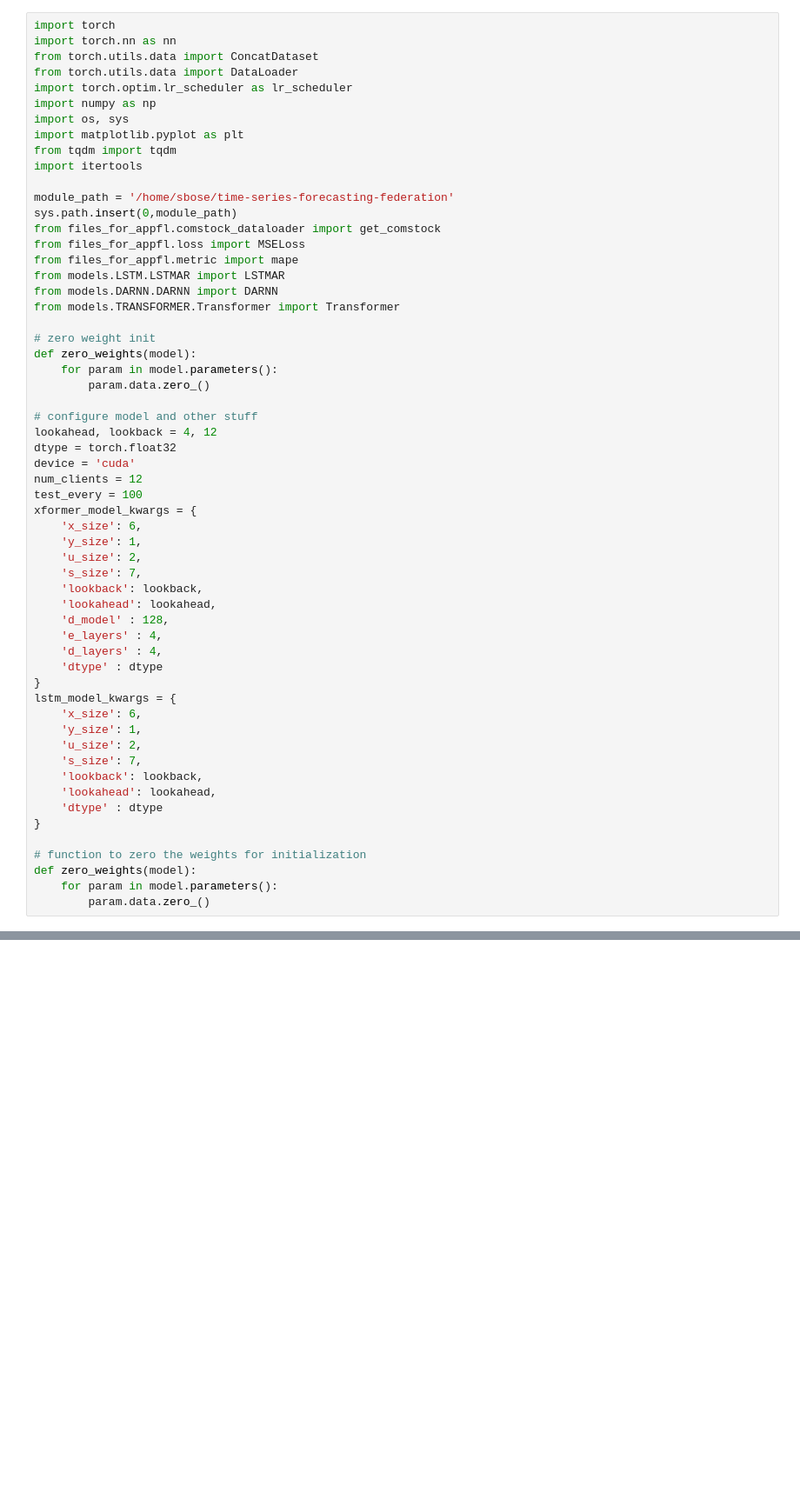
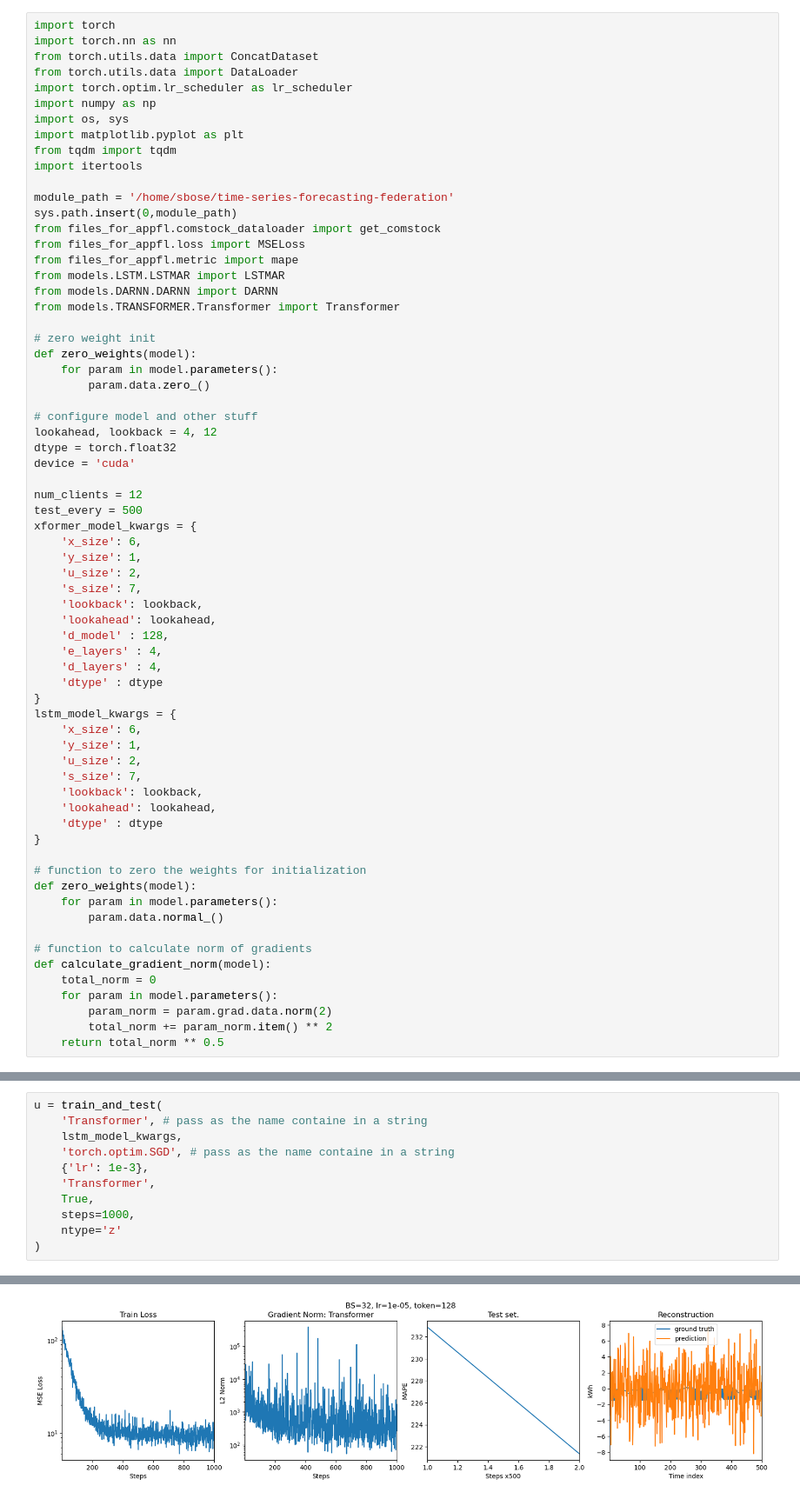
Before and after one commit to shourya01/time-series-forecasting-federation, a Jupyter notebook: .experiments/centralized_training.ipynb, the cells around one changed output, grey strips where cells are left out. Shown at 87% size. Cells and saved outputs as stored; diff of their text form; blank space fills up the shorter version.

```diff
--- a/.experiments/centralized_training.ipynb
+++ b/.experiments/centralized_training.ipynb
@@ -28,8 +28,9 @@ def zero_weights(model):
 lookahead, lookback = 4, 12
 dtype = torch.float32
 device = 'cuda'
+
 num_clients = 12
-test_every = 100
+test_every = 500
 xformer_model_kwargs = {
     'x_size': 6,
     'y_size': 1,
@@ -55,7 +56,15 @@ lstm_model_kwargs = {
 # function to zero the weights for initialization
 def zero_weights(model):
     for param in model.parameters():
-        param.data.zero_()
+        param.data.normal_()
+
+# function to calculate norm of gradients
+def calculate_gradient_norm(model):
+    total_norm = 0
+    for param in model.parameters():
+        param_norm = param.grad.data.norm(2)
+        total_norm += param_norm.item() ** 2
+    return total_norm ** 0.5
 # %%
 def train_and_test(
     model_name, # pass as the name containe in a string
@@ -167,0 +212,12 @@ def train_and_test(
+# %%
+u = train_and_test(
+    'Transformer', # pass as the name containe in a string
+    lstm_model_kwargs,
+    'torch.optim.SGD', # pass as the name containe in a string
+    {'lr': 1e-3},
+    'Transformer',
+    True,
+    steps=1000,
+    ntype='z'
+)
+# %% [output]
@@ -168 +226,2 @@ def train_and_test(
+[figure, added]
 # %%
```
Also changed, not shown: parts of 17 cells of this notebook, 5 other files.
